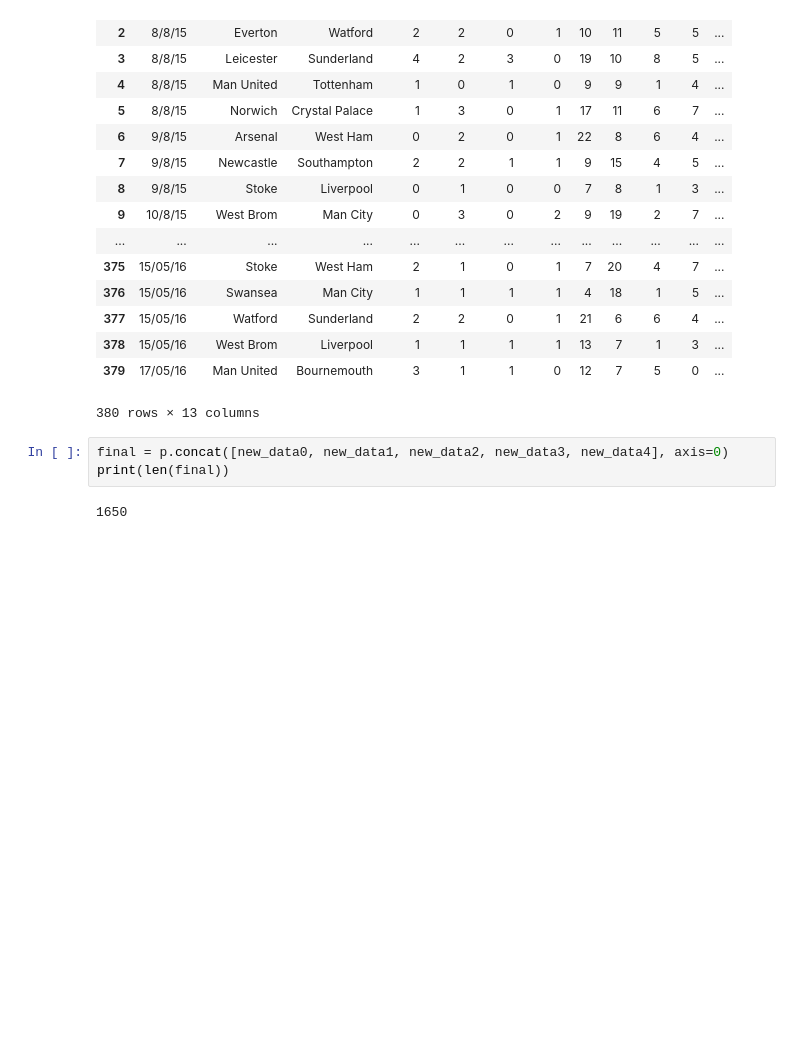
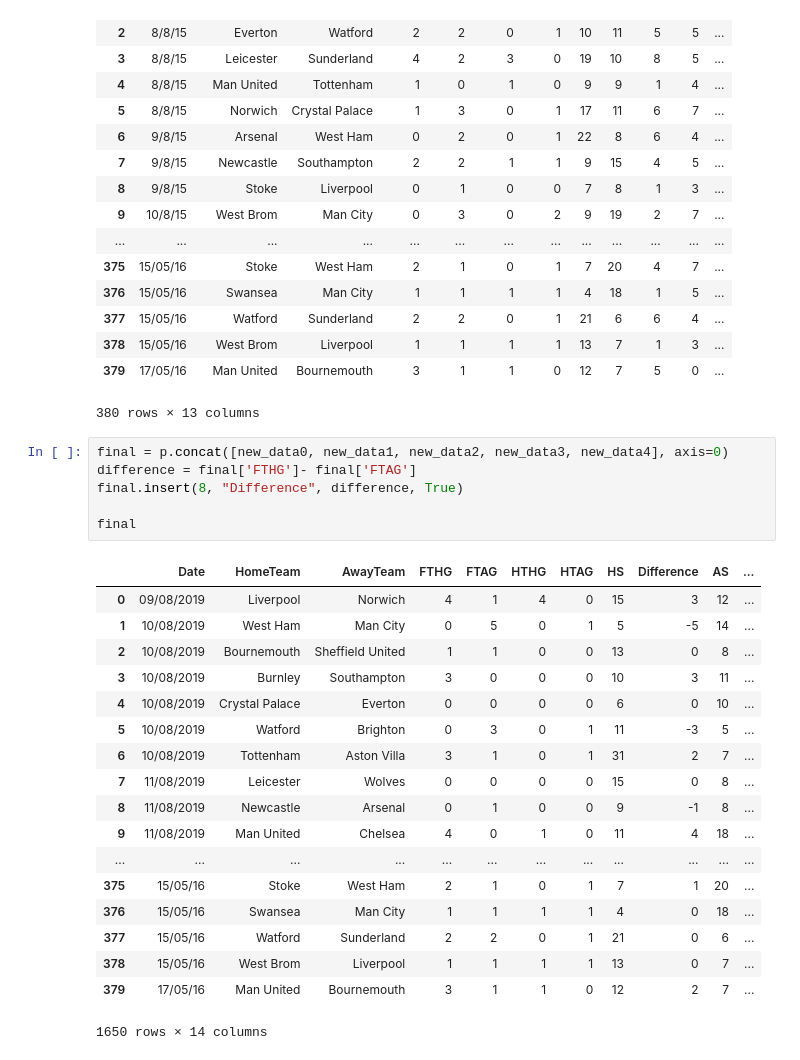
Before and after one commit to juliaheisler/CSE482-soccer_prediction, a Jupyter notebook: CSE482_Preprocessing.ipynb, the cells around one changed output. Saved outputs shown, nothing was run; the diff lists cells and outputs as text; blank space fills up the shorter version.

Commit message:
add difference column

```diff
--- a/CSE482_Preprocessing.ipynb
+++ b/CSE482_Preprocessing.ipynb
@@ -127,6 +127,26 @@ new_data4
 380 rows × 13 columns
 # %%
 final = p.concat([new_data0, new_data1, new_data2, new_data3, new_data4], axis=0)
-print(len(final))
+difference = final['FTHG']- final['FTAG']
+final.insert(8, "Difference", difference, True)
+
+final
 # %% [output]
+|  | Date | HomeTeam | AwayTeam | FTHG | FTAG | HTHG | HTAG | HS | Difference | AS | ... |
+| 0 | 09/08/2019 | Liverpool | Norwich | 4 | 1 | 4 | 0 | 15 | 3 | 12 | ... |
+| 1 | 10/08/2019 | West Ham | Man City | 0 | 5 | 0 | 1 | 5 | -5 | 14 | ... |
+| 2 | 10/08/2019 | Bournemouth | Sheffield United | 1 | 1 | 0 | 0 | 13 | 0 | 8 | ... |
+| 3 | 10/08/2019 | Burnley | Southampton | 3 | 0 | 0 | 0 | 10 | 3 | 11 | ... |
+| 4 | 10/08/2019 | Crystal Palace | Everton | 0 | 0 | 0 | 0 | 6 | 0 | 10 | ... |
+| 5 | 10/08/2019 | Watford | Brighton | 0 | 3 | 0 | 1 | 11 | -3 | 5 | ... |
+| 6 | 10/08/2019 | Tottenham | Aston Villa | 3 | 1 | 0 | 1 | 31 | 2 | 7 | ... |
+| 7 | 11/08/2019 | Leicester | Wolves | 0 | 0 | 0 | 0 | 15 | 0 | 8 | ... |
+| 8 | 11/08/2019 | Newcastle | Arsenal | 0 | 1 | 0 | 0 | 9 | -1 | 8 | ... |
+| 9 | 11/08/2019 | Man United | Chelsea | 4 | 0 | 1 | 0 | 11 | 4 | 18 | ... |
+| ... | ... | ... | ... | ... | ... | ... | ... | ... | ... | ... | ... |
+| 375 | 15/05/16 | Stoke | West Ham | 2 | 1 | 0 | 1 | 7 | 1 | 20 | ... |
+| 376 | 15/05/16 | Swansea | Man City | 1 | 1 | 1 | 1 | 4 | 0 | 18 | ... |
+| 377 | 15/05/16 | Watford | Sunderland | 2 | 2 | 0 | 1 | 21 | 0 | 6 | ... |
+| 378 | 15/05/16 | West Brom | Liverpool | 1 | 1 | 1 | 1 | 13 | 0 | 7 | ... |
+| 379 | 17/05/16 | Man United | Bournemouth | 3 | 1 | 1 | 0 | 12 | 2 | 7 | ... |
-1650
+1650 rows × 14 columns
```
